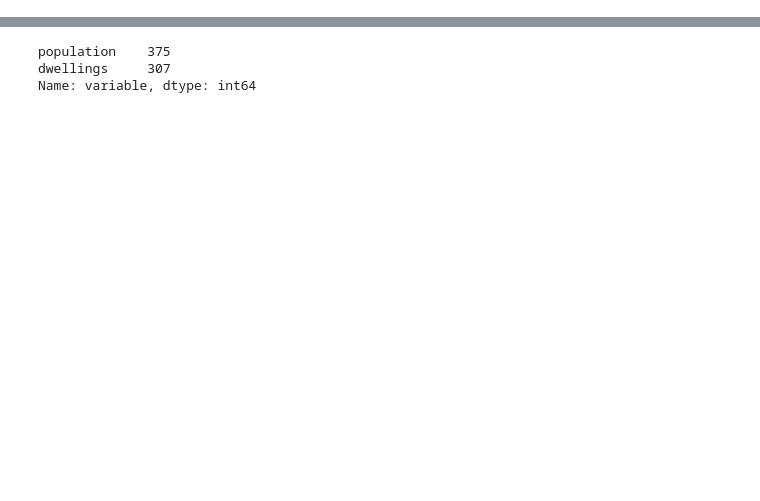
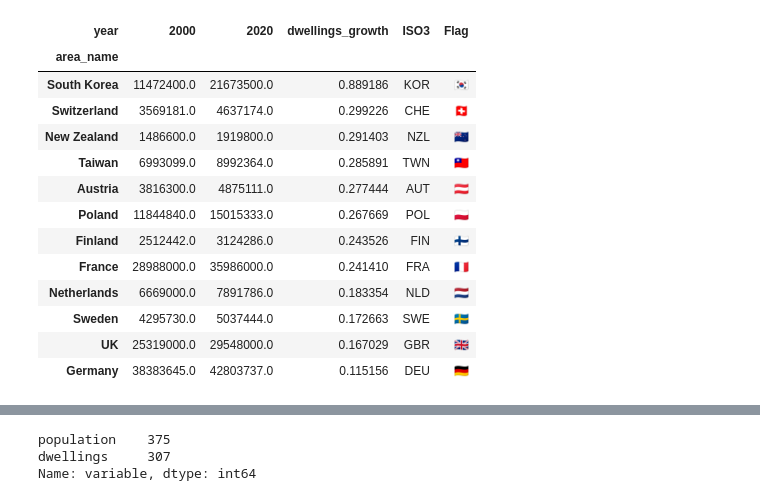
Before and after one commit to FM-ds/FM-ds.github.io, a Jupyter notebook: EconOb/Housing/housing.ipynb, the cells around one changed output, grey strips where cells are left out. Cells and saved outputs as stored; diff of their text form; code cells hidden in the pictures; blank space fills up the shorter version.

```diff
--- a/EconOb/Housing/housing.ipynb
+++ b/EconOb/Housing/housing.ipynb
@@ -37,0 +211,52 @@ df.to_csv('housing_eur_cities.csv', index=False)
+# %%
+df = df[['area_name', 'year', 'value']]
+# %%
+df = df.pivot_table(index='area_name', columns='year', values='value')
+df['dwellings_growth'] = df[2020] / df[2000] - 1
+# %%
+df['ISO3'] = df.index.map({
+    'South Korea': 'KOR',
+    'Switzerland': 'CHE',
+    'New Zealand': 'NZL',
+    'Taiwan': 'TWN',
+    'Austria': 'AUT',
+    'Poland': 'POL',
+    'Finland': 'FIN',
+    'France': 'FRA',
+    'Netherlands': 'NLD',
+    'Sweden': 'SWE',
+    'UK': 'GBR',
+    'Germany': 'DEU'})
+# and ISO3_flag_emoji
+df['Flag'] = df.index.map({
+    'South Korea': '🇰🇷',
+    'Switzerland': '🇨🇭',
+    'New Zealand': '🇳🇿',
+    'Taiwan': '🇹🇼',
+    'Austria': '🇦🇹',
+    'Poland': '🇵🇱',
+    'Finland': '🇫🇮',
+    'France': '🇫🇷',
+    'Netherlands': '🇳🇱',
+    'Sweden': '🇸🇪',
+    'UK': '🇬🇧',
+    'Germany': '🇩🇪'})
+# %%
+df.dropna(inplace=True)
+# %%
+df.dropna().sort_values('dwellings_growth', ascending=False)
+# %% [output]
+| year | 2000 | 2020 | dwellings_growth | ISO3 | Flag |
+| area_name |  |  |  |  |  |
+| South Korea | 11472400.0 | 21673500.0 | 0.889186 | KOR | 🇰🇷 |
+| Switzerland | 3569181.0 | 4637174.0 | 0.299226 | CHE | 🇨🇭 |
+| New Zealand | 1486600.0 | 1919800.0 | 0.291403 | NZL | 🇳🇿 |
+| Taiwan | 6993099.0 | 8992364.0 | 0.285891 | TWN | 🇹🇼 |
+| Austria | 3816300.0 | 4875111.0 | 0.277444 | AUT | 🇦🇹 |
+| Poland | 11844840.0 | 15015333.0 | 0.267669 | POL | 🇵🇱 |
+| Finland | 2512442.0 | 3124286.0 | 0.243526 | FIN | 🇫🇮 |
+| France | 28988000.0 | 35986000.0 | 0.241410 | FRA | 🇫🇷 |
+| Netherlands | 6669000.0 | 7891786.0 | 0.183354 | NLD | 🇳🇱 |
+| Sweden | 4295730.0 | 5037444.0 | 0.172663 | SWE | 🇸🇪 |
+| UK | 25319000.0 | 29548000.0 | 0.167029 | GBR | 🇬🇧 |
+| Germany | 38383645.0 | 42803737.0 | 0.115156 | DEU | 🇩🇪 |
```
Also changed, not shown: parts of 52 cells of this notebook, 53 other files.
